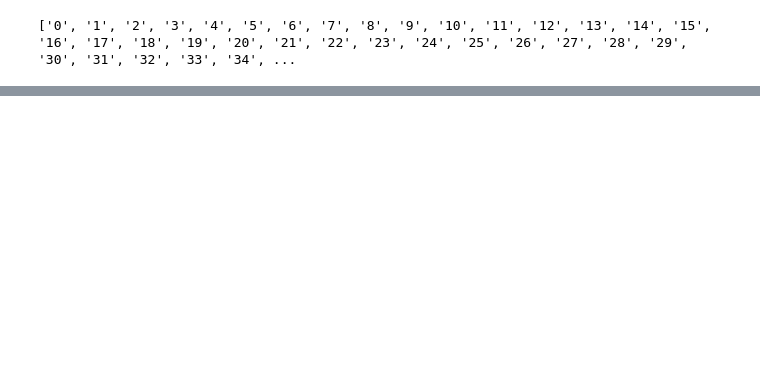
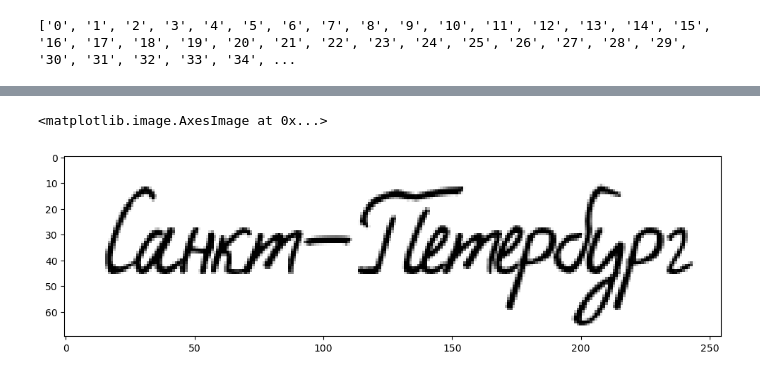
Before and after one commit to GeTrekt133/handwrite_recognation_in_documents, a Jupyter notebook: YOLO.ipynb, the cells around one changed output, grey strips where cells are left out. Cells and saved outputs as stored; diff of their text form; code cells hidden in the pictures; blank space fills up the shorter version.

```diff
--- a/YOLO.ipynb
+++ b/YOLO.ipynb
@@ -670,7 +659,7 @@ def switcher(cat):
         case 0: return ask_gpt1()
         case 1: return ask_gpt2()
 fit = {
-    'name': ("кому", "от", "клиент", "между", "имя", "фамилия", "уважаемые", "арендодатель", "арендатор", "заказчик", "исполнитель", "консультант", "юрист", "[ваше имя и фамилия]", "ваше имя и фамилия", "заявитель", "гражданин", "гражданинка", "с уважением", "продавец", "покупатель"),
+    'name': ("кому", "от", "клиент", "между", "имя", "фамилия", "уважаемые", "арендодатель", "арендатор", "заказчик", "исполнитель", "консультант", "юрист", "[ваше имя и фамилия]", "ваше имя и фамилия", "заявитель", "гражданин", "гражданинка", "с уважением", "продавец", "покупатель", "расшифровка"),
     'FIO': ("фио", ""),
     'number_of_doc': ('#', '№'),
     'phone_number': ("телефон", "контакт", "телефона"),
@@ -679,8 +668,8 @@ fit = {
     'adress': ("адрес", "место", "проживания"),
     'INN': ("инн/огрн", "инн", "огрн"),
     'date': ("дата", "срок", "до", "срок выполнения", "срок исполнения", "[дата]"),
-    'cost': ("цена", "плата", "платы", "рублей", "руб", "руб.", "стоимость"),
-    'sign': ("подпись", "роспись"),
+    'cost': ("цена", "плата", "платы", "рублей", "руб", "руб.", "стоимость", "сумма", "сумму", "уплатить"),
+    'sign': ("подпись", "роспись", "подписи", "росписи"),
     'year': ('год', "года"),
     'passport': ("паспорт", 'удостоверение', "личность"),
     'passport_serial': ("серия", ''),
@@ -897,0 +946,17 @@ f = open('new_streets.txt', 'w+').write(new_data)
+# %%
+s_img = cv2.imread('/home/misha/Загрузки/myImage(24).png')
+s_img = s_img[:70]
+k = 0
+for i in range(800):
+    if k == 50:
+        s_img = s_img[:, :i - 40]
+        break
+    if np.all(s_img[:, i] == [255,255,255]) == True:
+        k += 1
+    else:
+        k = 0
+plt.figure(figsize=(12, 12))
+plt.imshow(s_img)
+# %% [output]
+<matplotlib.image.AxesImage at 0x...>
+[figure, added]
```
Also changed, not shown: parts of 14 cells of this notebook.
